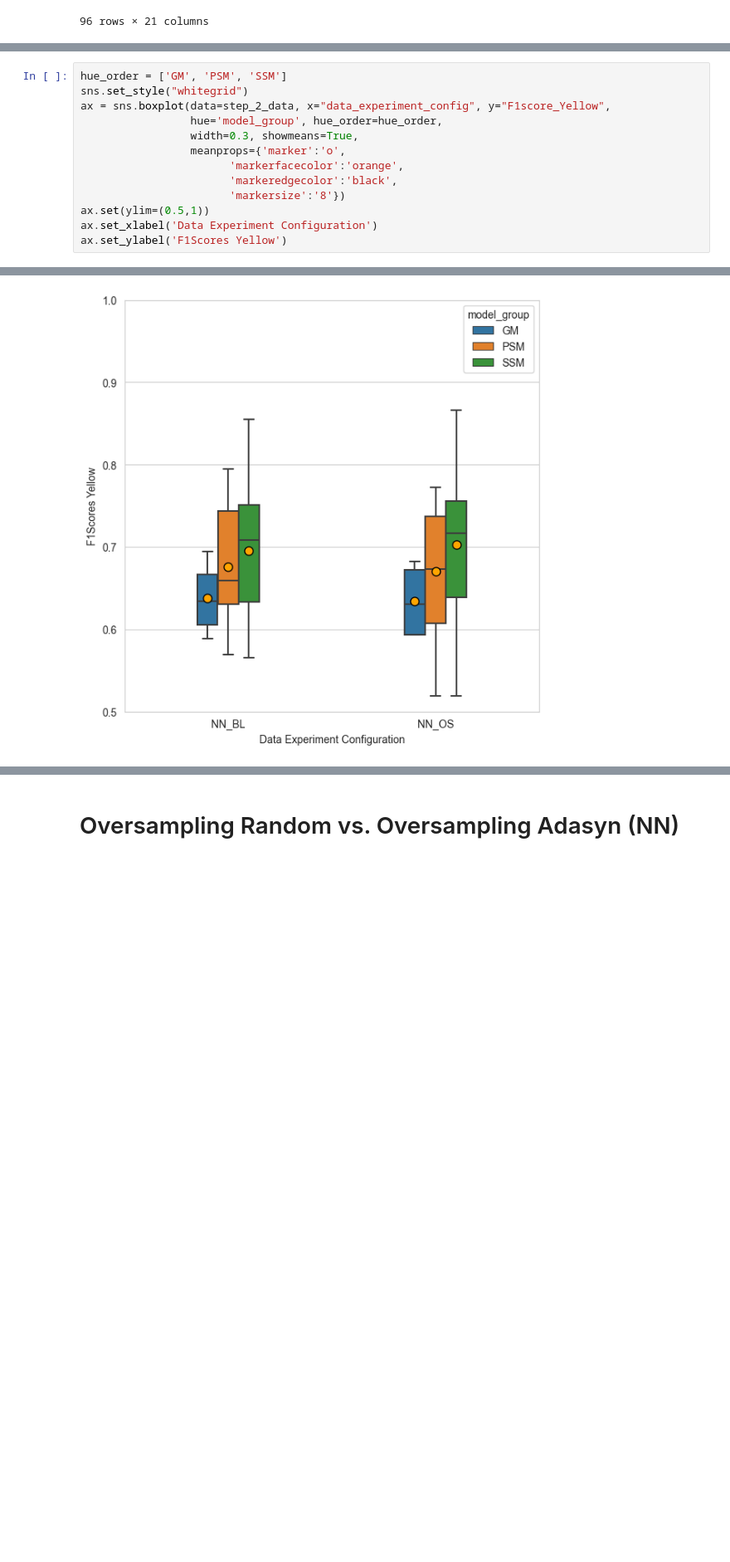
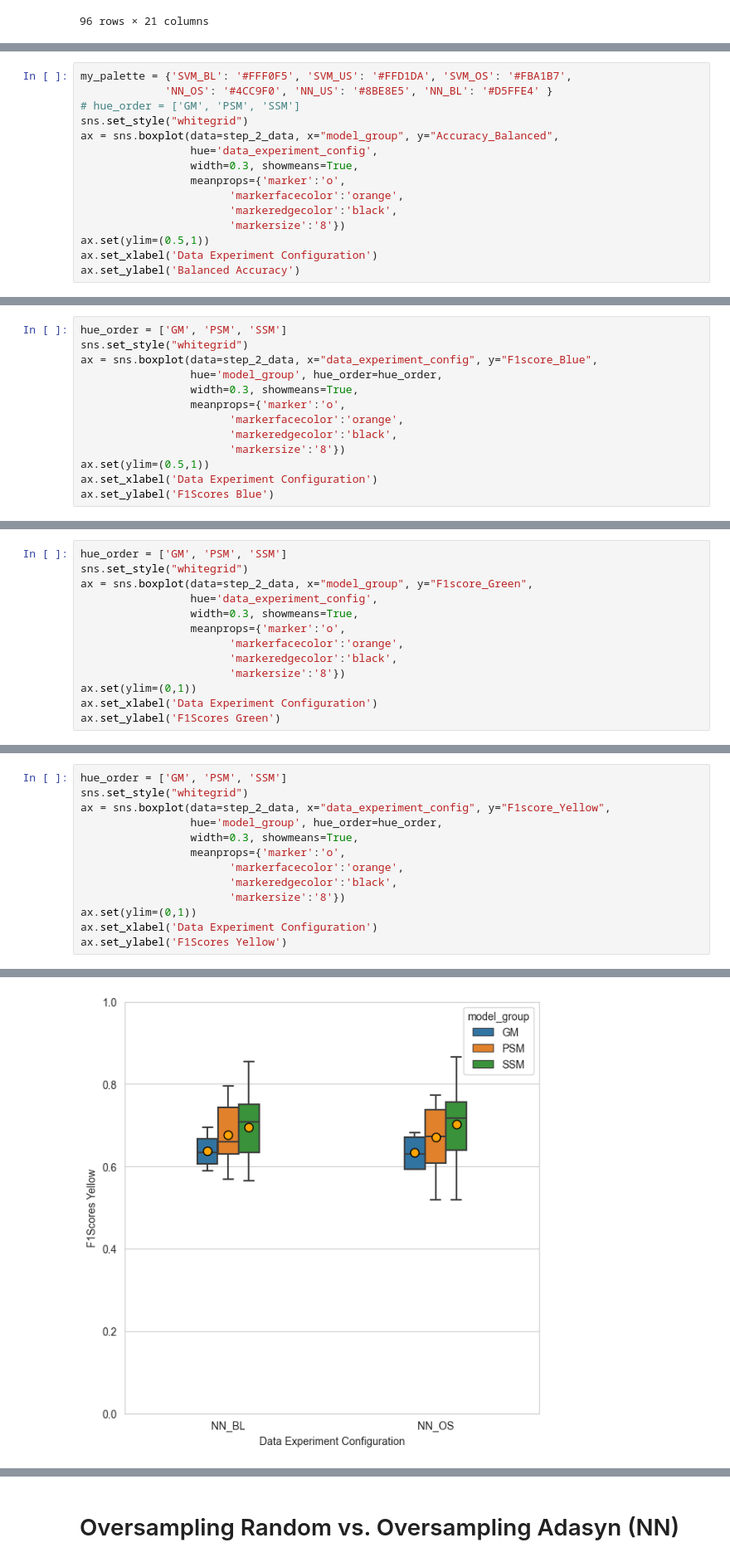
Before and after one commit to annanda/emotion_detection_for_children_with_asd, a Jupyter notebook: emotion_detection_system/processing_results/notebooks/BoxPlot - Chap 4 Thesis (Study Analysis).ipynb, the cells around one changed output, grey strips where cells are left out. Shown at 83% size. Cells and saved outputs as stored; diff of their text form; blank space fills up the shorter version.

```diff
--- a/emotion_detection_system/processing_results/notebooks/BoxPlot - Chap 4 Thesis (Study Analysis).ipynb
+++ b/emotion_detection_system/processing_results/notebooks/BoxPlot - Chap 4 Thesis (Study Analysis).ipynb
@@ -421,0 +440,15 @@ Text(0, 0.5, 'Balanced Accuracy')
+# %%
+my_palette = {'SVM_BL': '#FFF0F5', 'SVM_US': '#FFD1DA', 'SVM_OS': '#FBA1B7',
+             'NN_OS': '#4CC9F0', 'NN_US': '#8BE8E5', 'NN_BL': '#D5FFE4' }
+# hue_order = ['GM', 'PSM', 'SSM']
+sns.set_style("whitegrid")
+ax = sns.boxplot(data=step_2_data, x="model_group", y="Accuracy_Balanced",
+                 hue='data_experiment_config',
+                 width=0.3, showmeans=True,
+                 meanprops={'marker':'o',
+                       'markerfacecolor':'orange',
+                       'markeredgecolor':'black',
+                       'markersize':'8'})
+ax.set(ylim=(0.5,1))
+ax.set_xlabel('Data Experiment Configuration')
+ax.set_ylabel('Balanced Accuracy')
@@ -437,0 +474,13 @@ Text(0, 0.5, 'F1Scores Blue')
+# %%
+hue_order = ['GM', 'PSM', 'SSM']
+sns.set_style("whitegrid")
+ax = sns.boxplot(data=step_2_data, x="data_experiment_config", y="F1score_Blue",
+                 hue='model_group', hue_order=hue_order,
+                 width=0.3, showmeans=True,
+                 meanprops={'marker':'o',
+                       'markerfacecolor':'orange',
+                       'markeredgecolor':'black',
+                       'markersize':'8'})
+ax.set(ylim=(0.5,1))
+ax.set_xlabel('Data Experiment Configuration')
+ax.set_ylabel('F1Scores Blue')
@@ -453,0 +506,13 @@ Text(0, 0.5, 'F1Scores Green')
+# %%
+hue_order = ['GM', 'PSM', 'SSM']
+sns.set_style("whitegrid")
+ax = sns.boxplot(data=step_2_data, x="model_group", y="F1score_Green",
+                 hue='data_experiment_config',
+                 width=0.3, showmeans=True,
+                 meanprops={'marker':'o',
+                       'markerfacecolor':'orange',
+                       'markeredgecolor':'black',
+                       'markersize':'8'})
+ax.set(ylim=(0,1))
+ax.set_xlabel('Data Experiment Configuration')
+ax.set_ylabel('F1Scores Green')
@@ -454,16 +522,16 @@ Text(0, 0.5, 'F1Scores Green')
 # %%
 hue_order = ['GM', 'PSM', 'SSM']
 sns.set_style("whitegrid")
 ax = sns.boxplot(data=step_2_data, x="data_experiment_config", y="F1score_Yellow",
                  hue='model_group', hue_order=hue_order,
                  width=0.3, showmeans=True,
                  meanprops={'marker':'o',
                        'markerfacecolor':'orange',
                        'markeredgecolor':'black',
                        'markersize':'8'})
-ax.set(ylim=(0.5,1))
+ax.set(ylim=(0,1))
 ax.set_xlabel('Data Experiment Configuration')
 ax.set_ylabel('F1Scores Yellow')
 # %% [output]
 Text(0, 0.5, 'F1Scores Yellow')
-[figure, old version]
+[figure, new version]
```
Also changed, not shown: parts of 9 cells of this notebook, 1 other file.
